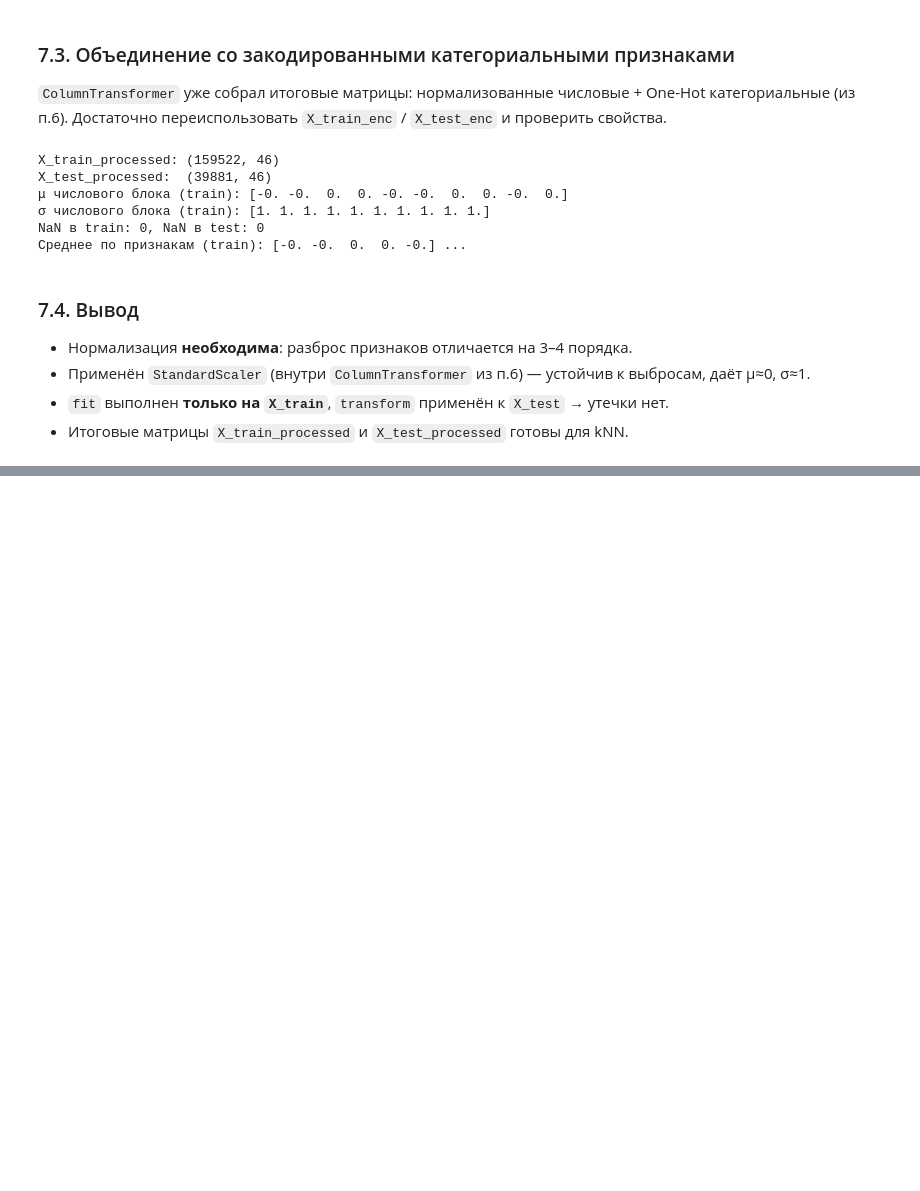
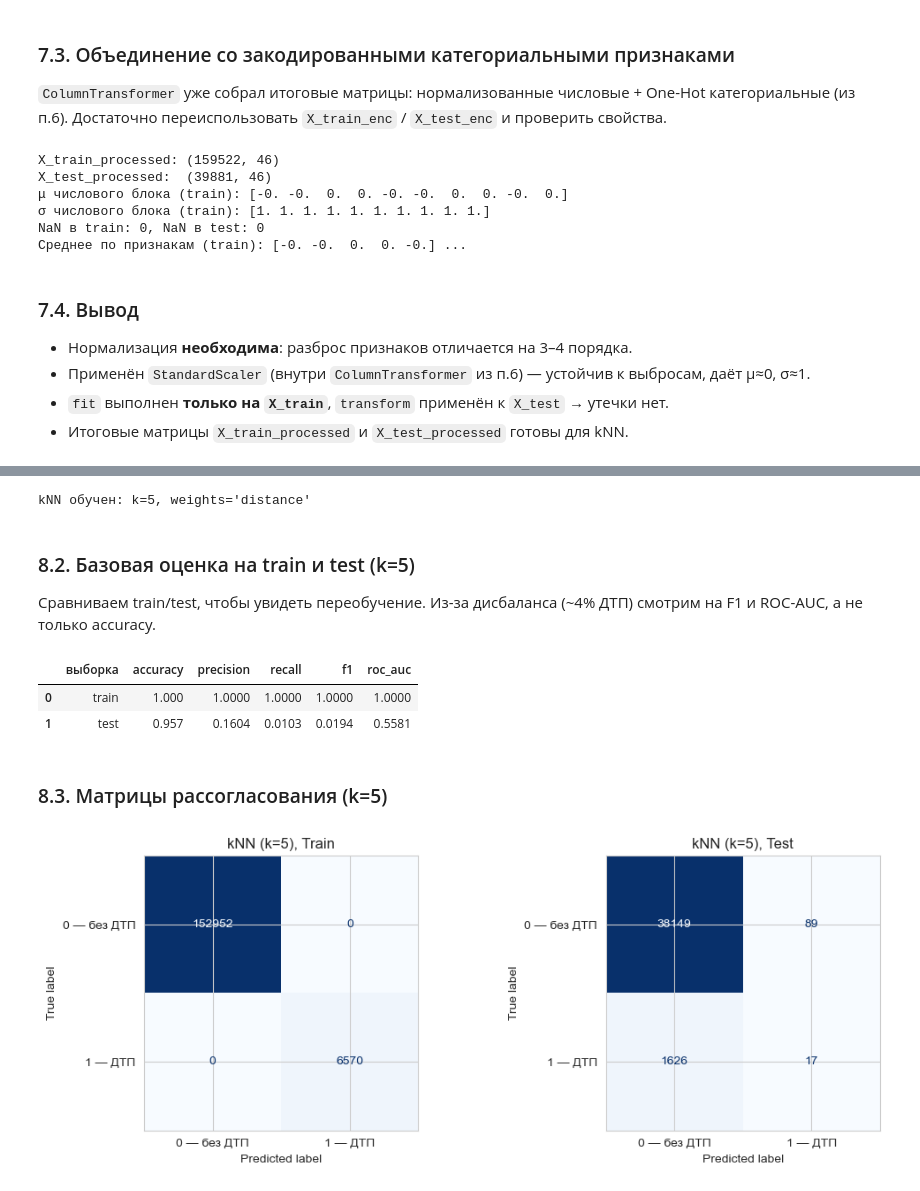
Before and after one commit to Svetlana-plv/Machine_Learning, a Jupyter notebook: lab-3-traffic-accident-classification.ipynb, the cells around one changed output, grey strips where cells are left out. Cells and saved outputs as stored; diff of their text form; code cells hidden in the pictures; blank space fills up the shorter version.

```diff
--- a/lab-3-traffic-accident-classification.ipynb
+++ b/lab-3-traffic-accident-classification.ipynb
@@ -1203,0 +1210,47 @@ NaN в train: 0, NaN в test: 0
+# %%
+knn = KNeighborsClassifier(n_neighbors=5, weights='distance', n_jobs=-1)
+knn.fit(X_train_processed, y_train)
+print("kNN обучен: k=5, weights='distance'")
+# %% [output]
+kNN обучен: k=5, weights='distance'
+# %% [markdown]
+### 8.2. Базовая оценка на train и test (k=5)
+
+Сравниваем train/test, чтобы увидеть переобучение. Из-за дисбаланса (~4% ДТП) смотрим на F1 и ROC-AUC, а не только accuracy.
+# %%
+def evaluate(model, X, y, name):
+    y_pred  = model.predict(X)
+    y_proba = model.predict_proba(X)[:, 1]
+    return {
+        'выборка':   name,
+        'accuracy':  round(accuracy_score(y, y_pred), 4),
+        'precision': round(precision_score(y, y_pred, zero_division=0), 4),
+        'recall':    round(recall_score(y, y_pred, zero_division=0), 4),
+        'f1':        round(f1_score(y, y_pred, zero_division=0), 4),
+        'roc_auc':   round(roc_auc_score(y, y_proba), 4),
+    }
+
+baseline = pd.DataFrame([
+    evaluate(knn, X_train_processed, y_train, 'train'),
+    evaluate(knn, X_test_processed,  y_test,  'test'),
+])
+baseline
+# %% [output]
+|  | выборка | accuracy | precision | recall | f1 | roc_auc |
+| 0 | train | 1.000 | 1.0000 | 1.0000 | 1.0000 | 1.0000 |
+| 1 | test | 0.957 | 0.1604 | 0.0103 | 0.0194 | 0.5581 |
+# %% [markdown]
+### 8.3. Матрицы рассогласования (k=5)
+# %%
+fig, axes = plt.subplots(1, 2, figsize=(11, 4))
+for ax, (X, y, title) in zip(axes, [
+    (X_train_processed, y_train, 'Train'),
+    (X_test_processed,  y_test,  'Test')]):
+    cm = confusion_matrix(y, knn.predict(X))
+    ConfusionMatrixDisplay(cm, display_labels=['0 — без ДТП', '1 — ДТП']).plot(
+        ax=ax, cmap='Blues', colorbar=False, values_format='d')
+    ax.set_title(f'kNN (k=5), {title}')
+plt.tight_layout()
+plt.show()
+# %% [output]
+[figure, added]
```
Also changed, not shown: parts of 15 cells of this notebook.
